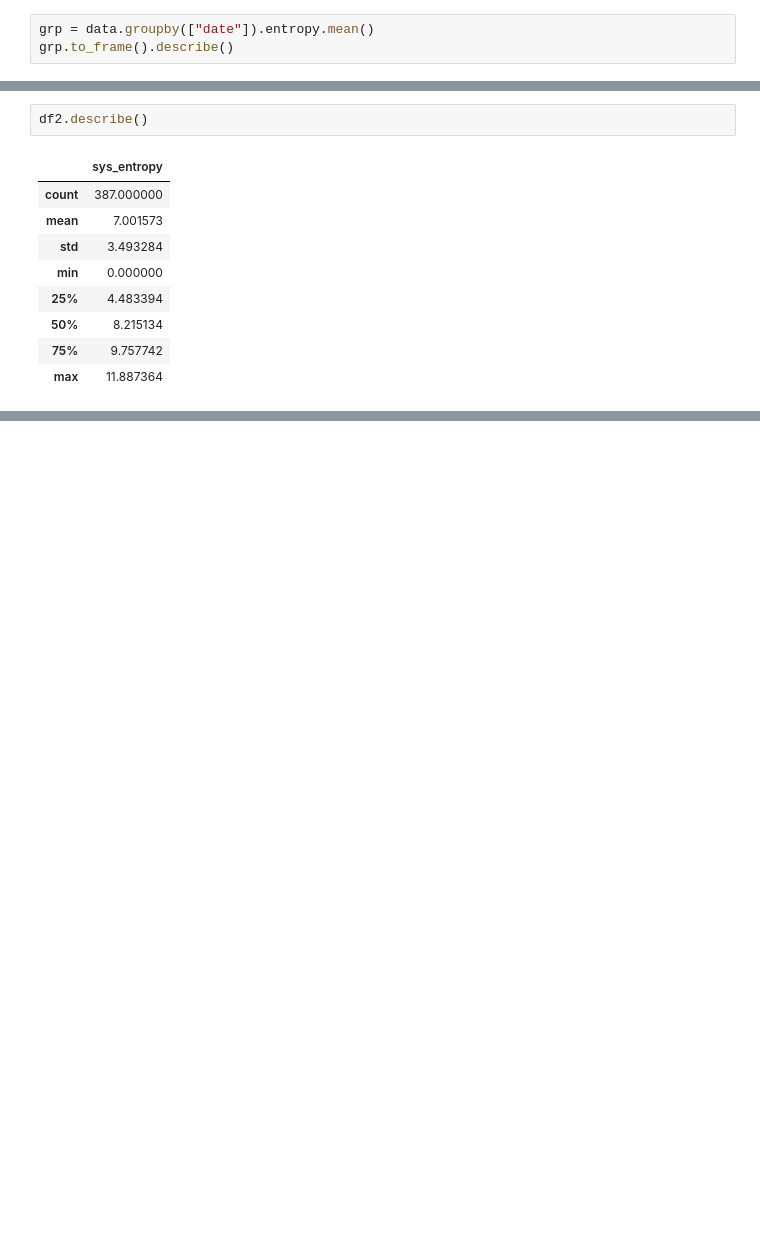
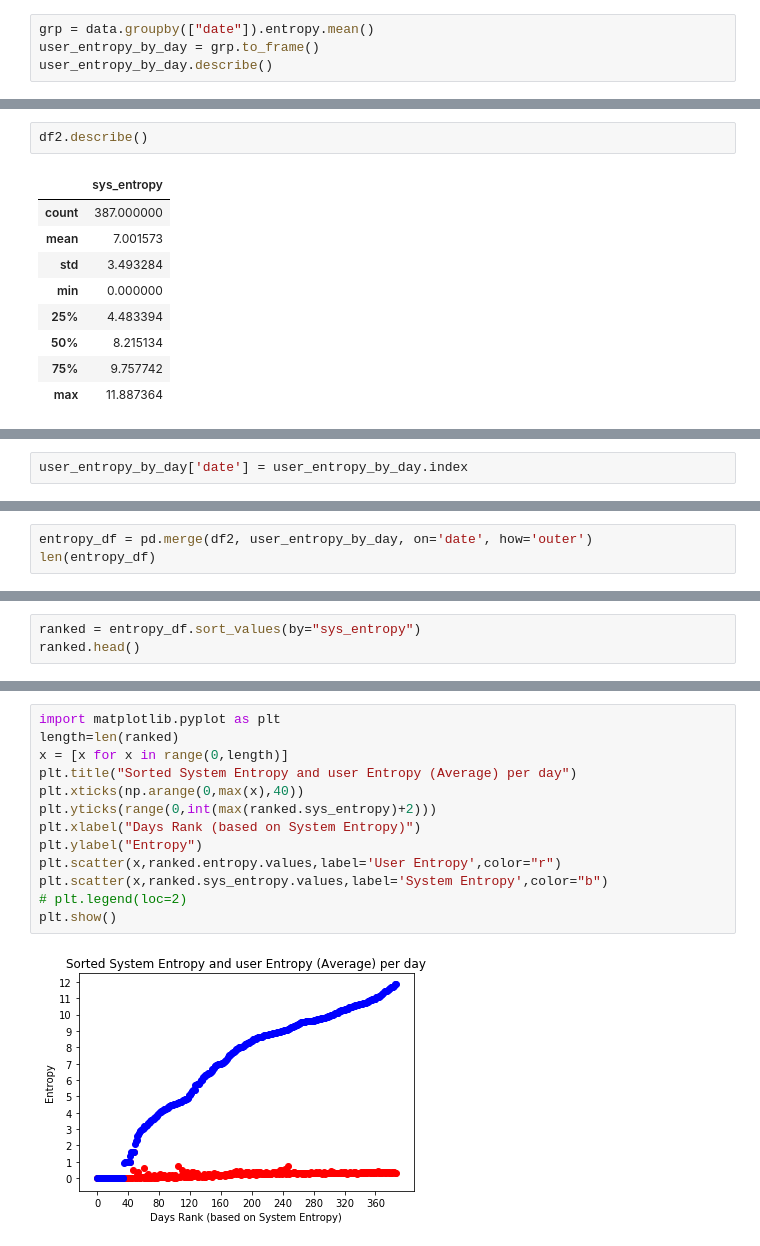
Before and after one commit to WeStCoastSlavs/quebec, a Jupyter notebook: working_dir/assignment_10/assignment_10.ipynb, the cells around one changed output, grey strips where cells are left out. Saved outputs shown, nothing was run; the diff lists cells and outputs as text; blank space fills up the shorter version.

```diff
--- a/working_dir/assignment_10/assignment_10.ipynb
+++ b/working_dir/assignment_10/assignment_10.ipynb
@@ -157,7 +155,8 @@ data
 926507 rows × 5 columns
 # %%
 grp = data.groupby(["date"]).entropy.mean()
-grp.to_frame().describe()
+user_entropy_by_day = grp.to_frame()
+user_entropy_by_day.describe()
 # %% [output]
 |  | entropy |
 | count | 387.000000 |
@@ -221,0 +240,2 @@ df2.describe()
+# %%
+user_entropy_by_day['date'] = user_entropy_by_day.index
@@ -221,0 +248,3 @@ df2.describe()
+# %%
+entropy_df = pd.merge(df2, user_entropy_by_day, on='date', how='outer')
+len(entropy_df)
@@ -221,0 +262,3 @@ df2.describe()
+# %%
+ranked = entropy_df.sort_values(by="sys_entropy")
+ranked.head()
@@ -221,0 +272,15 @@ df2.describe()
+# %%
+import matplotlib.pyplot as plt
+length=len(ranked)
+x = [x for x in range(0,length)]
+plt.title("Sorted System Entropy and user Entropy (Average) per day")
+plt.xticks(np.arange(0,max(x),40))
+plt.yticks(range(0,int(max(ranked.sys_entropy)+2)))
+plt.xlabel("Days Rank (based on System Entropy)")
+plt.ylabel("Entropy")
+plt.scatter(x,ranked.entropy.values,label='User Entropy',color="r")
+plt.scatter(x,ranked.sys_entropy.values,label='System Entropy',color="b")
+# plt.legend(loc=2)
+plt.show()
+# %% [output]
+[figure, added]
```
Also changed, not shown: parts of 14 cells of this notebook.
